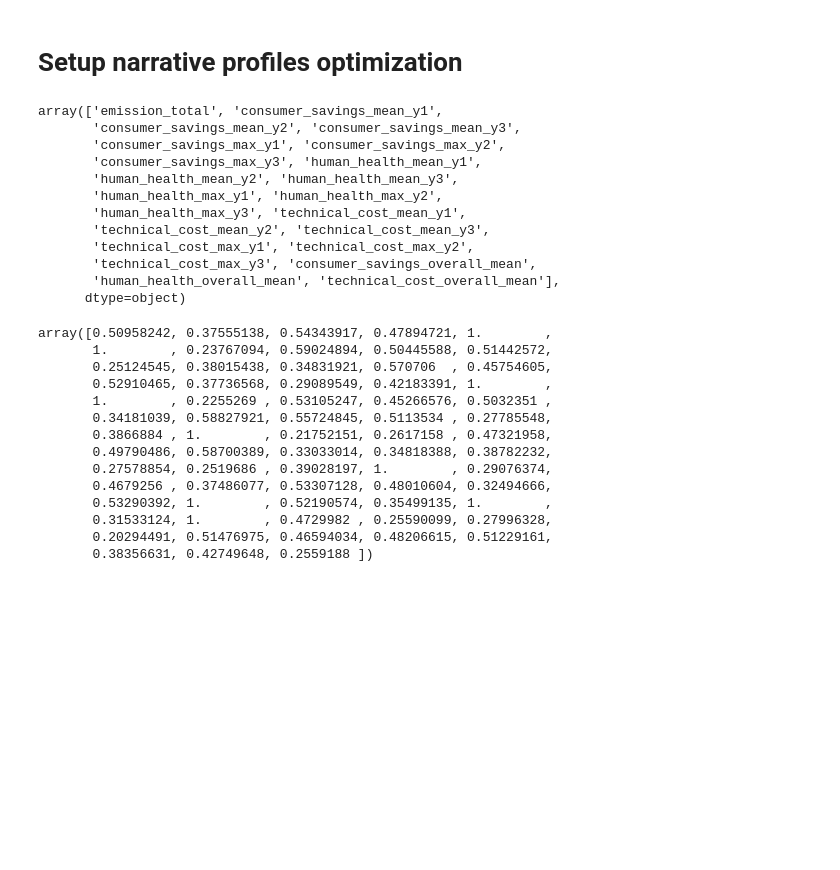
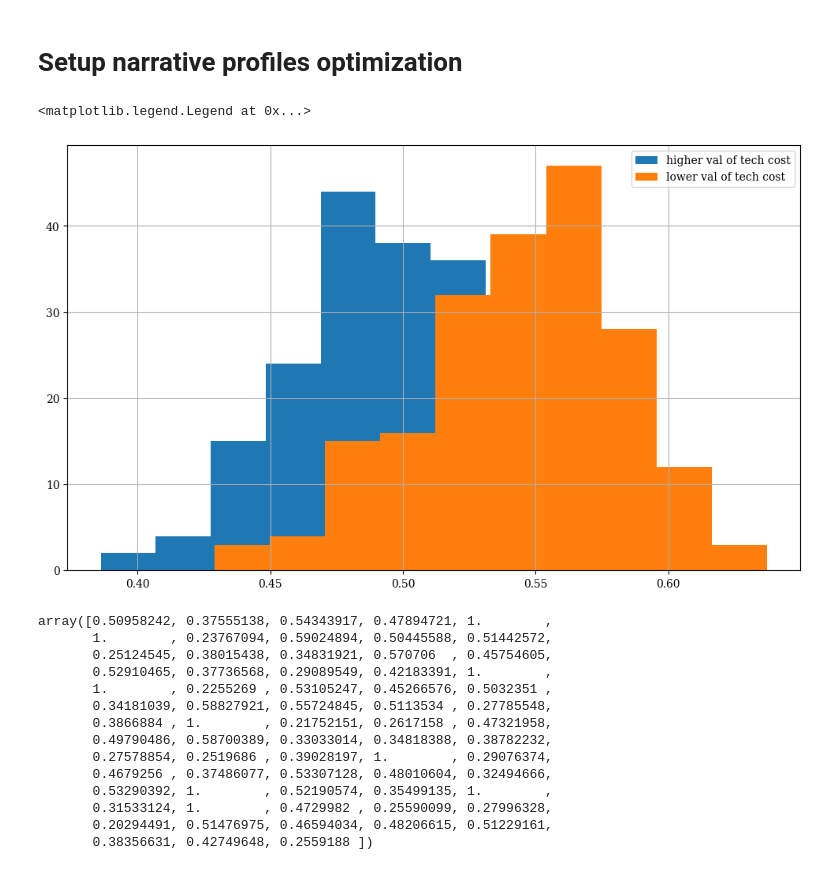
Before and after one commit to sisepuede-framework/ssp_uganda_data, a Jupyter notebook: metamodel/surrogate_model/pymoo_conditional_unconditional.ipynb, the cells around one changed output. Drawn from its saved outputs; the diff is of its cells as text; code cells hidden in the pictures; blank space fills up the shorter version.

```diff
--- a/metamodel/surrogate_model/pymoo_conditional_unconditional.ipynb
+++ b/metamodel/surrogate_model/pymoo_conditional_unconditional.ipynb
@@ -628,15 +331,0 @@ problem_soo = ImplementationLevelProblem(
-# %%
-dict_training_data.get("fields_y")
-# %% [output]
-array(['emission_total', 'consumer_savings_mean_y1',
-       'consumer_savings_mean_y2', 'consumer_savings_mean_y3',
-       'consumer_savings_max_y1', 'consumer_savings_max_y2',
-       'consumer_savings_max_y3', 'human_health_mean_y1',
-       'human_health_mean_y2', 'human_health_mean_y3',
-       'human_health_max_y1', 'human_health_max_y2',
-       'human_health_max_y3', 'technical_cost_mean_y1',
-       'technical_cost_mean_y2', 'technical_cost_mean_y3',
-       'technical_cost_max_y1', 'technical_cost_max_y2',
-       'technical_cost_max_y3', 'consumer_savings_overall_mean',
-       'human_health_overall_mean', 'technical_cost_overall_mean'],
-      dtype=object)
@@ -643,3 +765,16 @@ array(['emission_total', 'consumer_savings_mean_y1',
+# %%
+df1 = df[df["technical_cost_overall_mean"] > -0.7]
+df2 = df[df["technical_cost_overall_mean"] < -1.2]
+
+fig, ax = plt.subplots(figsize = (12, 7))
+
+df1[dict_training_data.get("fields_l")].mean(axis = 1).hist(ax = ax, label = "higher val of tech cost")
+df2[dict_training_data.get("fields_l")].mean(axis = 1).hist(ax = ax, label = "lower val of tech cost")
+
+ax.legend()
+# %% [output]
+<matplotlib.legend.Legend at 0x...>
+[figure, added]
 # %%
 problem_soo.xu
 # %% [output]
```
Also changed, not shown: parts of 4 cells of this notebook.
